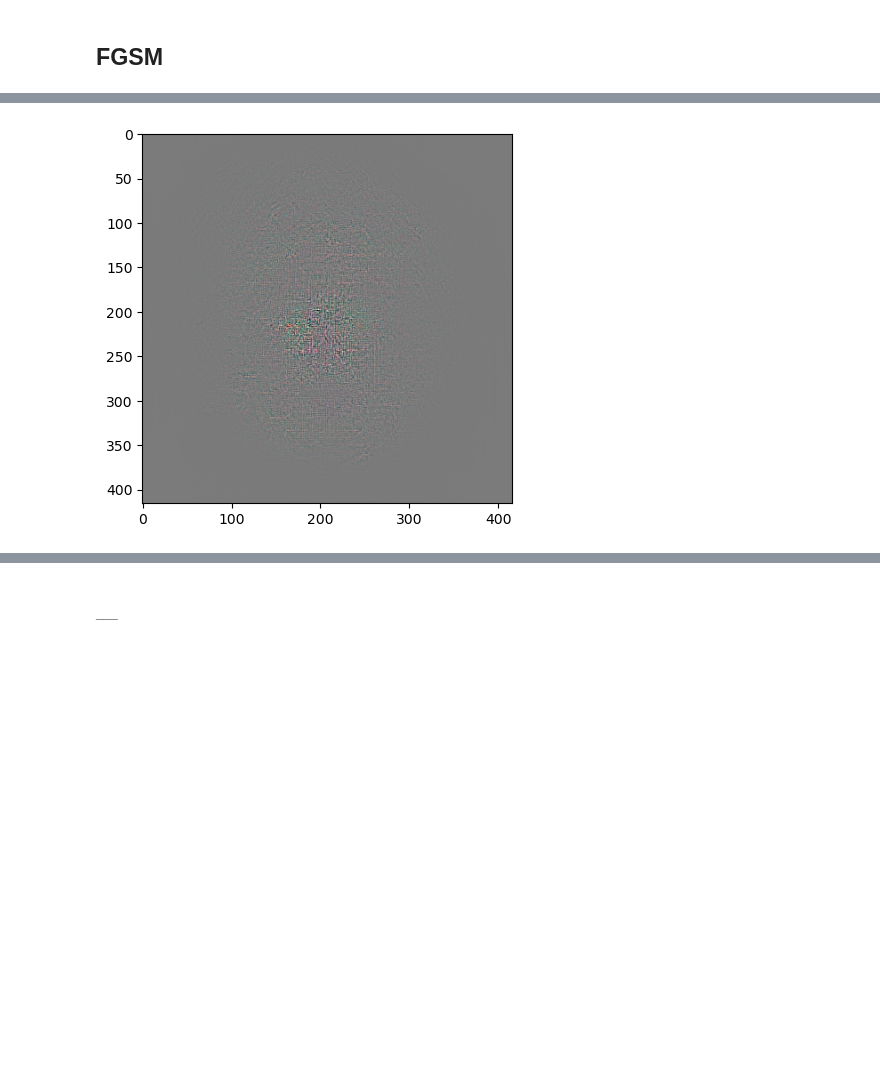
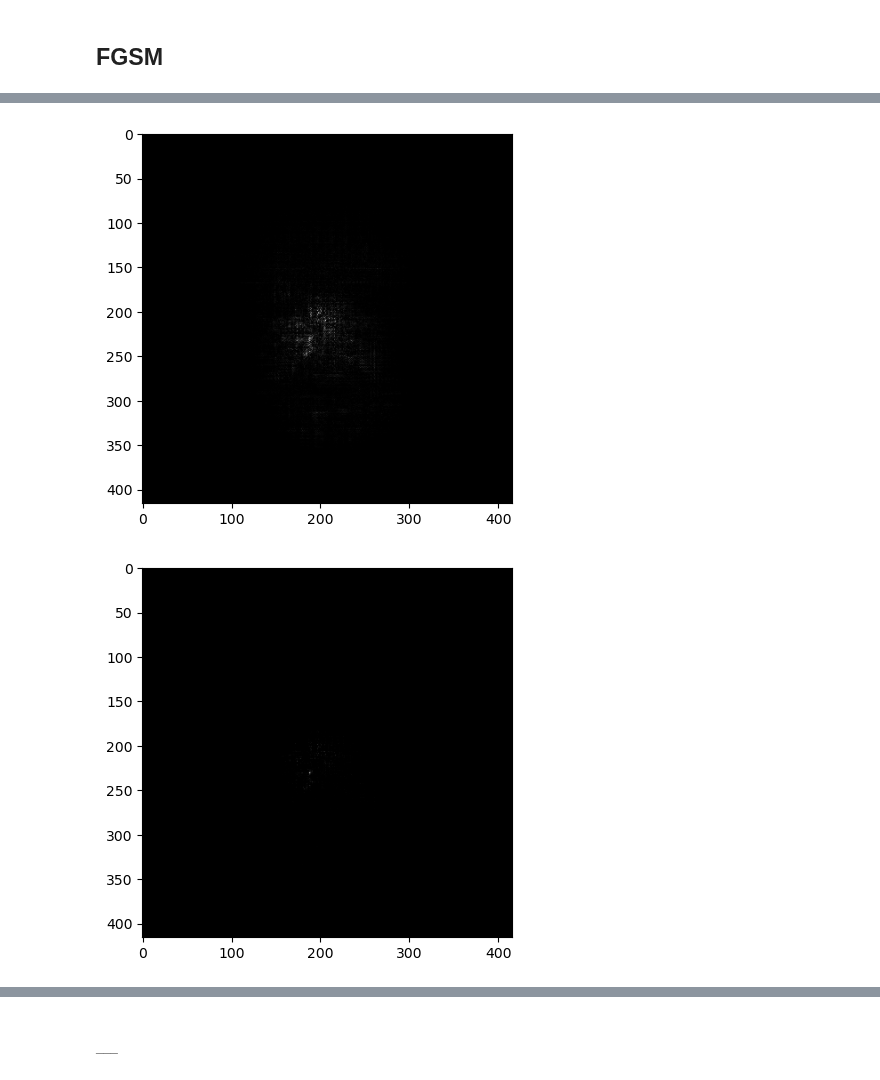
Before and after one commit to JanjanC/FGSM-for-Face-Detectors, a Jupyter notebook: Heatmap Generation.ipynb, the cells around one changed output, grey strips where cells are left out. Cells and saved outputs as stored; diff of their text form; code cells hidden in the pictures; blank space fills up the shorter version.

```diff
--- a/Heatmap Generation.ipynb
+++ b/Heatmap Generation.ipynb
@@ -250,4 +268,20 @@ plt.show()
-# %%
-display_img(combined_heatmap)
-# %% [output]
-[figure, removed]
+# %%
+transformed_heatmap = torch.squeeze(combined_heatmap)
+a_mean = torch.mean(transformed_heatmap)
+color_mean = torch.mean(transformed_heatmap, dim=(1, 2))
+transformed_heatmap = torch.square(transformed_heatmap - a_mean)
+transformed_heatmap_r = torch.square(transformed_heatmap[0] - color_mean[0])
+transformed_heatmap_g = torch.square(transformed_heatmap[1] - color_mean[1])
+transformed_heatmap_b = torch.square(transformed_heatmap[2] - color_mean[2])
+# %%
+plt.imshow(torch.sum(torch.squeeze(transformed_heatmap), dim=0), cmap='gray')
+plt.show()
+plt.imshow(transformed_heatmap_r, cmap='gray')
+plt.show()
+plt.imshow(transformed_heatmap_g, cmap='gray')
+plt.show()
+plt.imshow(transformed_heatmap_b, cmap='gray')
+plt.show()
+# %% [output]
+[figure, added]
+[figure, added]
```
Also changed, not shown: parts of 10 cells of this notebook, 3 other files.
